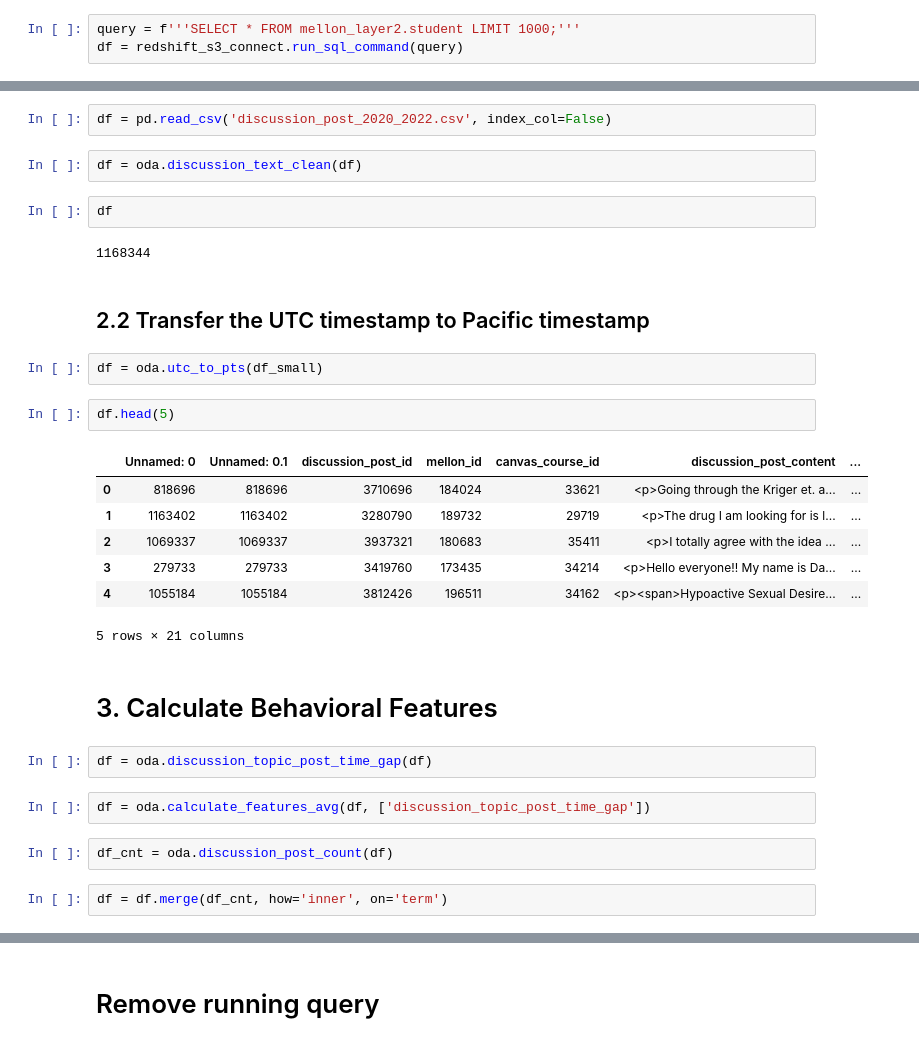
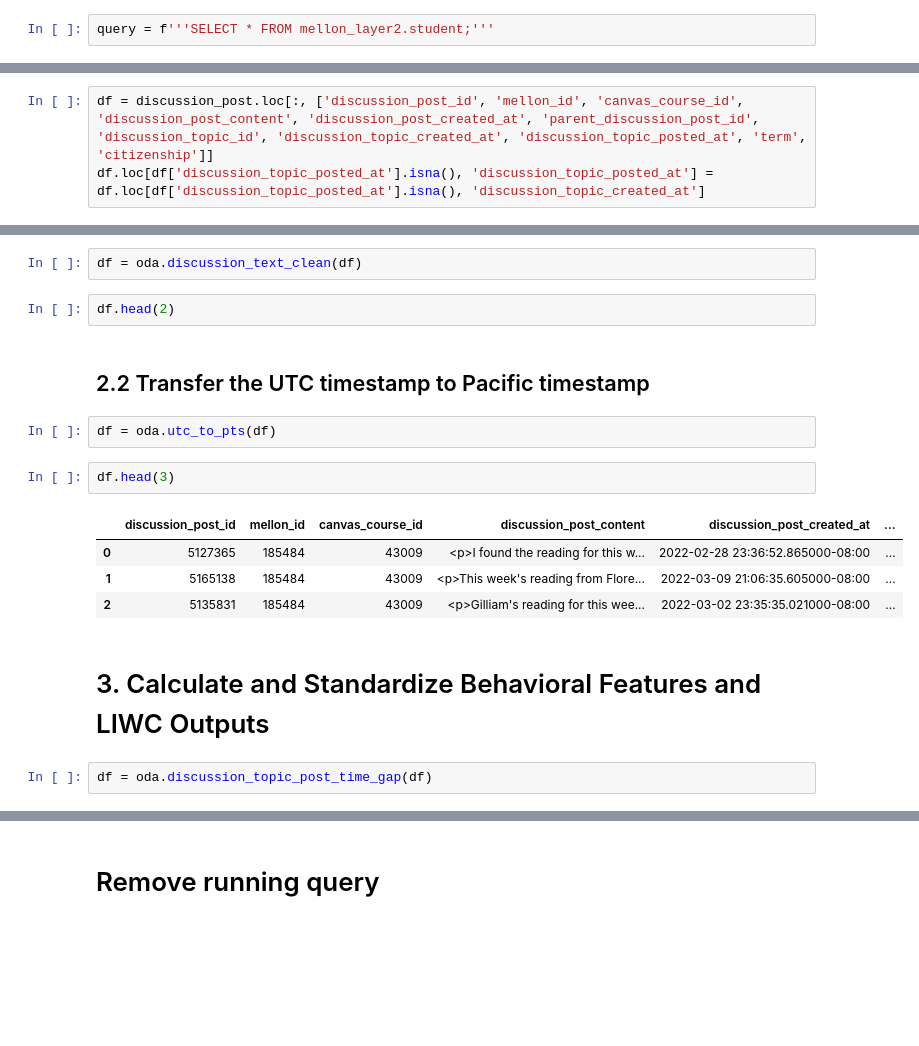
Before and after one commit to Kenny-Wei-GitHub/Discussion_Behavior_Project, a Jupyter notebook: individual_research.ipynb, the cells around one changed output, grey strips where cells are left out. Saved outputs shown, nothing was run; the diff lists cells and outputs as text; blank space fills up the shorter version.

```diff
--- a/individual_research.ipynb
+++ b/individual_research.ipynb
@@ -46,5 +50,4 @@ redshift_s3_connect = RedshiftS3Connector(role_arn, role_session_name, secret_na
 # %% [markdown]
 # 1. Get the mellon_layer2.discussion_post table from Fall 2020 to Spring 2022
 # %%
-query = f'''SELECT * FROM mellon_layer2.student LIMIT 1000;'''
-df = redshift_s3_connect.run_sql_command(query)
+query = f'''SELECT * FROM mellon_layer2.student;'''
@@ -140 +149,4 @@ df = pd.read_csv('discussion_post_2020_2022.csv')
+# %%
+df = discussion_post.loc[:, ['discussion_post_id', 'mellon_id', 'canvas_course_id', 'discussion_post_content', 'discussion_post_created_at', 'parent_discussion_post_id', 'discussion_topic_id', 'discussion_topic_created_at', 'discussion_topic_posted_at', 'term', 'citizenship']]
+df.loc[df['discussion_topic_posted_at'].isna(), 'discussion_topic_posted_at'] = df.loc[df['discussion_topic_posted_at'].isna(), 'discussion_topic_created_at']
 # %%
@@ -179,32 +178,19 @@ import pandas as pd
-# %%
-df = pd.read_csv('discussion_post_2020_2022.csv', index_col=False)
 # %%
 df = oda.discussion_text_clean(df)
 # %%
-df
+df.head(2)
-# %% [output]
-1168344
 # %% [markdown]
 ## 2.2 Transfer the UTC timestamp to Pacific timestamp
 # %%
-df = oda.utc_to_pts(df_small)
+df = oda.utc_to_pts(df)
 # %%
-df.head(5)
+df.head(3)
 # %% [output]
-|  | Unnamed: 0 | Unnamed: 0.1 | discussion_post_id | mellon_id | canvas_course_id | discussion_post_content | ... |
-| 0 | 818696 | 818696 | 3710696 | 184024 | 33621 | <p>Going through the Kriger et. a... | ... |
-| 1 | 1163402 | 1163402 | 3280790 | 189732 | 29719 | <p>The drug I am looking for is l... | ... |
-| 2 | 1069337 | 1069337 | 3937321 | 180683 | 35411 | <p>I totally agree with the idea ... | ... |
-| 3 | 279733 | 279733 | 3419760 | 173435 | 34214 | <p>Hello everyone!! My name is Da... | ... |
-| 4 | 1055184 | 1055184 | 3812426 | 196511 | 34162 | <p><span>Hypoactive Sexual Desire... | ... |
+|  | discussion_post_id | mellon_id | canvas_course_id | discussion_post_content | discussion_post_created_at | ... |
+| 0 | 5127365 | 185484 | 43009 | <p>I found the reading for this w... | 2022-02-28 23:36:52.865000-08:00 | ... |
+| 1 | 5165138 | 185484 | 43009 | <p>This week's reading from Flore... | 2022-03-09 21:06:35.605000-08:00 | ... |
+| 2 | 5135831 | 185484 | 43009 | <p>Gilliam's reading for this wee... | 2022-03-02 23:35:35.021000-08:00 | ... |
-5 rows × 21 columns
 # %% [markdown]
-# 3. Calculate Behavioral Features
+# 3. Calculate and Standardize Behavioral Features and LIWC Outputs
 # %%
 df = oda.discussion_topic_post_time_gap(df)
-# %%
-df = oda.calculate_features_avg(df, ['discussion_topic_post_time_gap'])
-# %%
-df_cnt = oda.discussion_post_count(df)
-# %%
-df = df.merge(df_cnt, how='inner', on='term')
```
Also changed, not shown: parts of 134 cells of this notebook.
